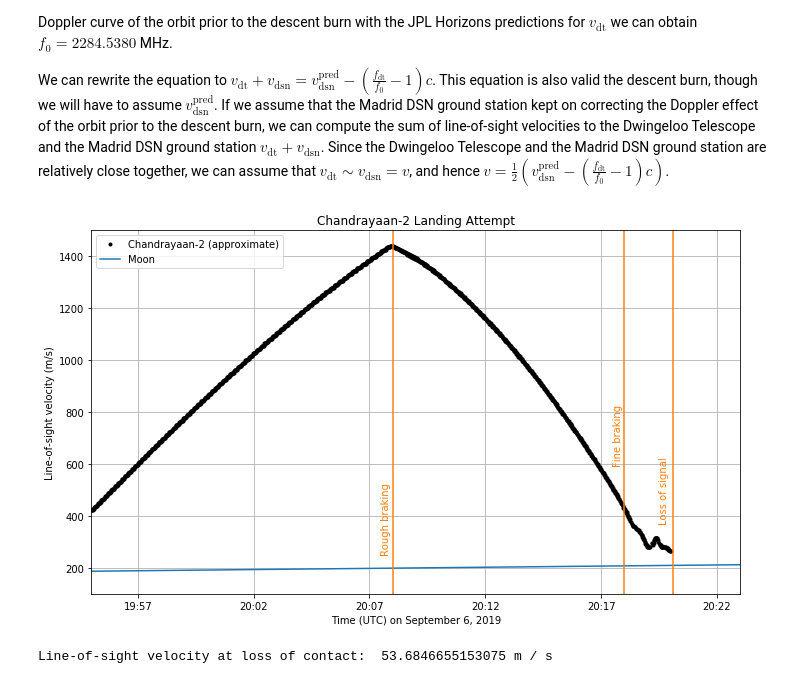
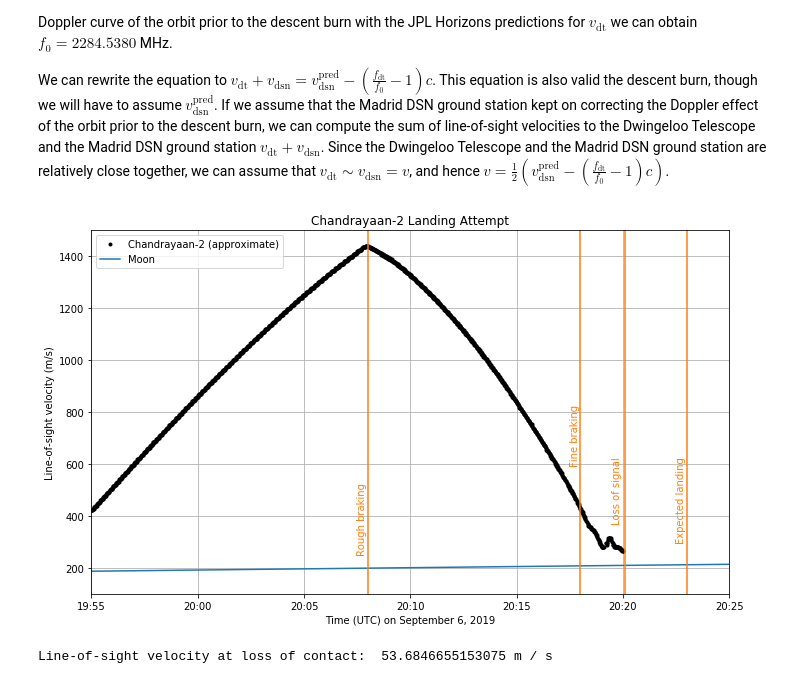
Before and after one commit to cbassa/satellite_analysis, a Jupyter notebook: chandrayaan2_landing.ipynb, the cells around one changed output. Saved outputs shown, nothing was run; the diff lists cells and outputs as text; code cells hidden in the pictures.

Commit message:
Added expected landing time

```diff
--- a/chandrayaan2_landing.ipynb
+++ b/chandrayaan2_landing.ipynb
@@ -77,29 +77,32 @@ vlos = 0.5*(v_dsn_pred(tobs.mjd)*u.m/u.s-(fobs/fcen-1.0)*const.c)
 # %%
 fig, ax = plt.subplots(figsize=(10, 6))
 ax.plot(tobs.datetime, vlos, "k.", label="Chandrayaan-2 (approximate)")
 ax.plot(tmod.datetime, ephem_moon_rx["delta_rate"].to(u.m/u.s), label="Moon")
 ax.xaxis.set_major_formatter(dates.DateFormatter('%H:%M'))
 ax.set_xlabel("Time (UTC) on September 6, 2019")
 ax.set_ylabel("Line-of-sight velocity (m/s)")
 ax.set_title("Chandrayaan-2 Landing Attempt")
 ax.axvline(Time("2019-09-06T20:08:00", format="isot", scale="utc").datetime, color="C1")
 ax.text(Time("2019-09-06T20:07:30", format="isot", scale="utc").datetime, 500, "Rough braking",
         color="C1", rotation="vertical")
 ax.axvline(Time("2019-09-06T20:18:00", format="isot", scale="utc").datetime, color="C1")
 ax.text(Time("2019-09-06T20:17:30", format="isot", scale="utc").datetime, 800, "Fine braking",
         color="C1", rotation="vertical")
 ax.axvline(Time("2019-09-06T20:20:05", format="isot", scale="utc").datetime, color="C1")
 ax.text(Time("2019-09-06T20:19:30", format="isot", scale="utc").datetime, 600, "Loss of signal",
         color="C1", rotation="vertical")
+ax.axvline(Time("2019-09-06T20:23:00", format="isot", scale="utc").datetime, color="C1")
+ax.text(Time("2019-09-06T20:22:30", format="isot", scale="utc").datetime, 600, "Expected landing",
+        color="C1", rotation="vertical")
 ax.set_xlim(Time("2019-09-06T19:55:00", format="isot", scale="utc").datetime,
-            Time("2019-09-06T20:23:00", format="isot", scale="utc").datetime)
+            Time("2019-09-06T20:25:00", format="isot", scale="utc").datetime)
 ax.set_ylim(100, 1500)
 ax.legend()
 ax.grid()
 plt.tight_layout()
 plt.savefig("line-of-sight_velocity.png", bbox_inches="tight")
 # %% [output]
-[figure, old version]
+[figure, new version]
 # %%
 v_moon = interpolate.interp1d(tmod.mjd, ephem_moon_rx["delta_rate"].to(u.m/u.s).value)
 # %%
```
